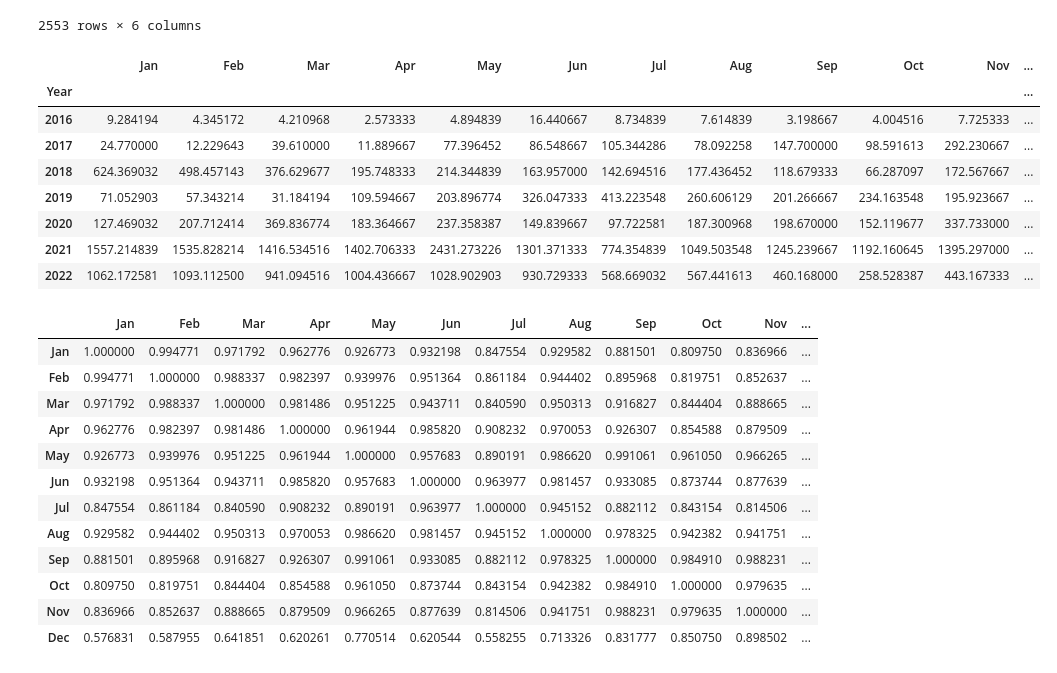
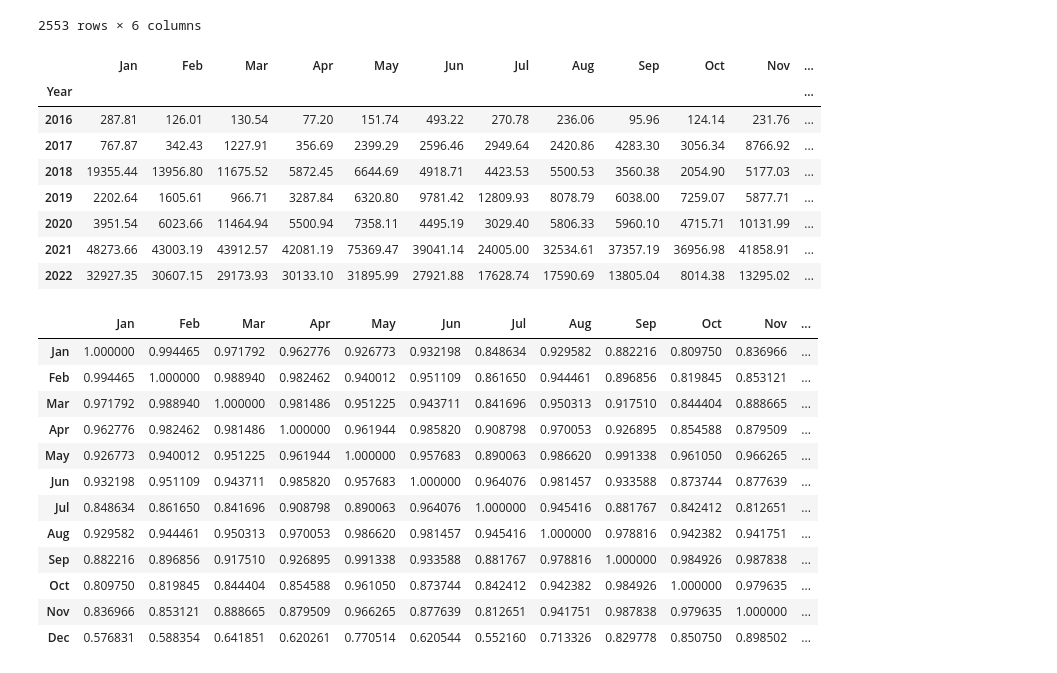
Before and after one commit to aintproud/analitic, a Jupyter notebook: 3.ipynb, the cells around one changed output. Drawn from its saved outputs; the diff is of its cells as text; code cells hidden in the pictures.

```diff
--- a/3.ipynb
+++ b/3.ipynb
@@ -86,38 +86,38 @@ bitcoin
 |  |  | 31 | 16634.42 | 16530.35 | 2022 | 12 | 31 | 104.07 |
 2553 rows × 6 columns
 # %%
-year_day_mean=bitcoin.groupby(level=[0,1]).mean()
+year_day_mean=bitcoin.groupby(level=[0,1]).sum()
 meanDifferendce=year_day_mean['Difference']
 mon_mean=meanDifferendce.unstack()
 mon_mean.columns=['Jan','Feb','Mar','Apr','May','Jun','Jul','Aug','Sep','Oct','Nov','Dec']
 mon_mean
 # %% [output]
 |  | Jan | Feb | Mar | Apr | May | Jun | Jul | Aug | Sep | Oct | Nov | ... |
 | Year |  |  |  |  |  |  |  |  |  |  |  | ... |
-| 2016 | 9.284194 | 4.345172 | 4.210968 | 2.573333 | 4.894839 | 16.440667 | 8.734839 | 7.614839 | 3.198667 | 4.004516 | 7.725333 | ... |
-| 2017 | 24.770000 | 12.229643 | 39.610000 | 11.889667 | 77.396452 | 86.548667 | 105.344286 | 78.092258 | 147.700000 | 98.591613 | 292.230667 | ... |
-| 2018 | 624.369032 | 498.457143 | 376.629677 | 195.748333 | 214.344839 | 163.957000 | 142.694516 | 177.436452 | 118.679333 | 66.287097 | 172.567667 | ... |
-| 2019 | 71.052903 | 57.343214 | 31.184194 | 109.594667 | 203.896774 | 326.047333 | 413.223548 | 260.606129 | 201.266667 | 234.163548 | 195.923667 | ... |
-| 2020 | 127.469032 | 207.712414 | 369.836774 | 183.364667 | 237.358387 | 149.839667 | 97.722581 | 187.300968 | 198.670000 | 152.119677 | 337.733000 | ... |
-| 2021 | 1557.214839 | 1535.828214 | 1416.534516 | 1402.706333 | 2431.273226 | 1301.371333 | 774.354839 | 1049.503548 | 1245.239667 | 1192.160645 | 1395.297000 | ... |
-| 2022 | 1062.172581 | 1093.112500 | 941.094516 | 1004.436667 | 1028.902903 | 930.729333 | 568.669032 | 567.441613 | 460.168000 | 258.528387 | 443.167333 | ... |
+| 2016 | 287.81 | 126.01 | 130.54 | 77.20 | 151.74 | 493.22 | 270.78 | 236.06 | 95.96 | 124.14 | 231.76 | ... |
+| 2017 | 767.87 | 342.43 | 1227.91 | 356.69 | 2399.29 | 2596.46 | 2949.64 | 2420.86 | 4283.30 | 3056.34 | 8766.92 | ... |
+| 2018 | 19355.44 | 13956.80 | 11675.52 | 5872.45 | 6644.69 | 4918.71 | 4423.53 | 5500.53 | 3560.38 | 2054.90 | 5177.03 | ... |
+| 2019 | 2202.64 | 1605.61 | 966.71 | 3287.84 | 6320.80 | 9781.42 | 12809.93 | 8078.79 | 6038.00 | 7259.07 | 5877.71 | ... |
+| 2020 | 3951.54 | 6023.66 | 11464.94 | 5500.94 | 7358.11 | 4495.19 | 3029.40 | 5806.33 | 5960.10 | 4715.71 | 10131.99 | ... |
+| 2021 | 48273.66 | 43003.19 | 43912.57 | 42081.19 | 75369.47 | 39041.14 | 24005.00 | 32534.61 | 37357.19 | 36956.98 | 41858.91 | ... |
+| 2022 | 32927.35 | 30607.15 | 29173.93 | 30133.10 | 31895.99 | 27921.88 | 17628.74 | 17590.69 | 13805.04 | 8014.38 | 13295.02 | ... |
 # %%
 corr=mon_mean.corr()
 corr
 # %% [output]
 |  | Jan | Feb | Mar | Apr | May | Jun | Jul | Aug | Sep | Oct | Nov | ... |
-| Jan | 1.000000 | 0.994771 | 0.971792 | 0.962776 | 0.926773 | 0.932198 | 0.847554 | 0.929582 | 0.881501 | 0.809750 | 0.836966 | ... |
-| Feb | 0.994771 | 1.000000 | 0.988337 | 0.982397 | 0.939976 | 0.951364 | 0.861184 | 0.944402 | 0.895968 | 0.819751 | 0.852637 | ... |
-| Mar | 0.971792 | 0.988337 | 1.000000 | 0.981486 | 0.951225 | 0.943711 | 0.840590 | 0.950313 | 0.916827 | 0.844404 | 0.888665 | ... |
-| Apr | 0.962776 | 0.982397 | 0.981486 | 1.000000 | 0.961944 | 0.985820 | 0.908232 | 0.970053 | 0.926307 | 0.854588 | 0.879509 | ... |
-| May | 0.926773 | 0.939976 | 0.951225 | 0.961944 | 1.000000 | 0.957683 | 0.890191 | 0.986620 | 0.991061 | 0.961050 | 0.966265 | ... |
-| Jun | 0.932198 | 0.951364 | 0.943711 | 0.985820 | 0.957683 | 1.000000 | 0.963977 | 0.981457 | 0.933085 | 0.873744 | 0.877639 | ... |
-| Jul | 0.847554 | 0.861184 | 0.840590 | 0.908232 | 0.890191 | 0.963977 | 1.000000 | 0.945152 | 0.882112 | 0.843154 | 0.814506 | ... |
-| Aug | 0.929582 | 0.944402 | 0.950313 | 0.970053 | 0.986620 | 0.981457 | 0.945152 | 1.000000 | 0.978325 | 0.942382 | 0.941751 | ... |
-| Sep | 0.881501 | 0.895968 | 0.916827 | 0.926307 | 0.991061 | 0.933085 | 0.882112 | 0.978325 | 1.000000 | 0.984910 | 0.988231 | ... |
-| Oct | 0.809750 | 0.819751 | 0.844404 | 0.854588 | 0.961050 | 0.873744 | 0.843154 | 0.942382 | 0.984910 | 1.000000 | 0.979635 | ... |
-| Nov | 0.836966 | 0.852637 | 0.888665 | 0.879509 | 0.966265 | 0.877639 | 0.814506 | 0.941751 | 0.988231 | 0.979635 | 1.000000 | ... |
-| Dec | 0.576831 | 0.587955 | 0.641851 | 0.620261 | 0.770514 | 0.620544 | 0.558255 | 0.713326 | 0.831777 | 0.850750 | 0.898502 | ... |
+| Jan | 1.000000 | 0.994465 | 0.971792 | 0.962776 | 0.926773 | 0.932198 | 0.848634 | 0.929582 | 0.882216 | 0.809750 | 0.836966 | ... |
+| Feb | 0.994465 | 1.000000 | 0.988940 | 0.982462 | 0.940012 | 0.951109 | 0.861650 | 0.944461 | 0.896856 | 0.819845 | 0.853121 | ... |
+| Mar | 0.971792 | 0.988940 | 1.000000 | 0.981486 | 0.951225 | 0.943711 | 0.841696 | 0.950313 | 0.917510 | 0.844404 | 0.888665 | ... |
+| Apr | 0.962776 | 0.982462 | 0.981486 | 1.000000 | 0.961944 | 0.985820 | 0.908798 | 0.970053 | 0.926895 | 0.854588 | 0.879509 | ... |
+| May | 0.926773 | 0.940012 | 0.951225 | 0.961944 | 1.000000 | 0.957683 | 0.890063 | 0.986620 | 0.991338 | 0.961050 | 0.966265 | ... |
+| Jun | 0.932198 | 0.951109 | 0.943711 | 0.985820 | 0.957683 | 1.000000 | 0.964076 | 0.981457 | 0.933588 | 0.873744 | 0.877639 | ... |
+| Jul | 0.848634 | 0.861650 | 0.841696 | 0.908798 | 0.890063 | 0.964076 | 1.000000 | 0.945416 | 0.881767 | 0.842412 | 0.812651 | ... |
+| Aug | 0.929582 | 0.944461 | 0.950313 | 0.970053 | 0.986620 | 0.981457 | 0.945416 | 1.000000 | 0.978816 | 0.942382 | 0.941751 | ... |
+| Sep | 0.882216 | 0.896856 | 0.917510 | 0.926895 | 0.991338 | 0.933588 | 0.881767 | 0.978816 | 1.000000 | 0.984926 | 0.987838 | ... |
+| Oct | 0.809750 | 0.819845 | 0.844404 | 0.854588 | 0.961050 | 0.873744 | 0.842412 | 0.942382 | 0.984926 | 1.000000 | 0.979635 | ... |
+| Nov | 0.836966 | 0.853121 | 0.888665 | 0.879509 | 0.966265 | 0.877639 | 0.812651 | 0.941751 | 0.987838 | 0.979635 | 1.000000 | ... |
+| Dec | 0.576831 | 0.588354 | 0.641851 | 0.620261 | 0.770514 | 0.620544 | 0.552160 | 0.713326 | 0.829778 | 0.850750 | 0.898502 | ... |
 # %%
 import matplotlib.pyplot as plt
 plt.imshow(corr,cmap='seismic',interpolation='none',vmin=0.5,vmax=1)
```
Also changed, not shown: parts of 2 cells of this notebook.
